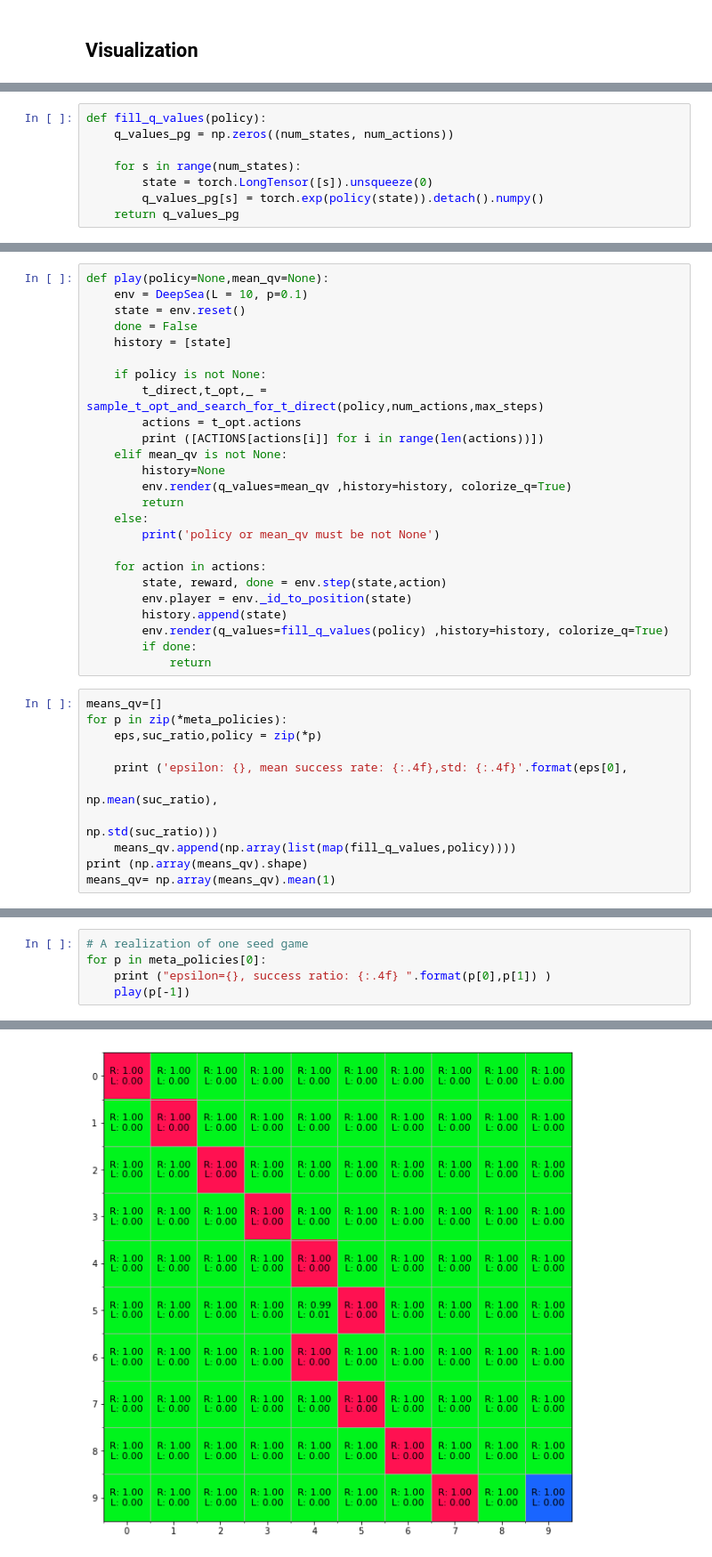
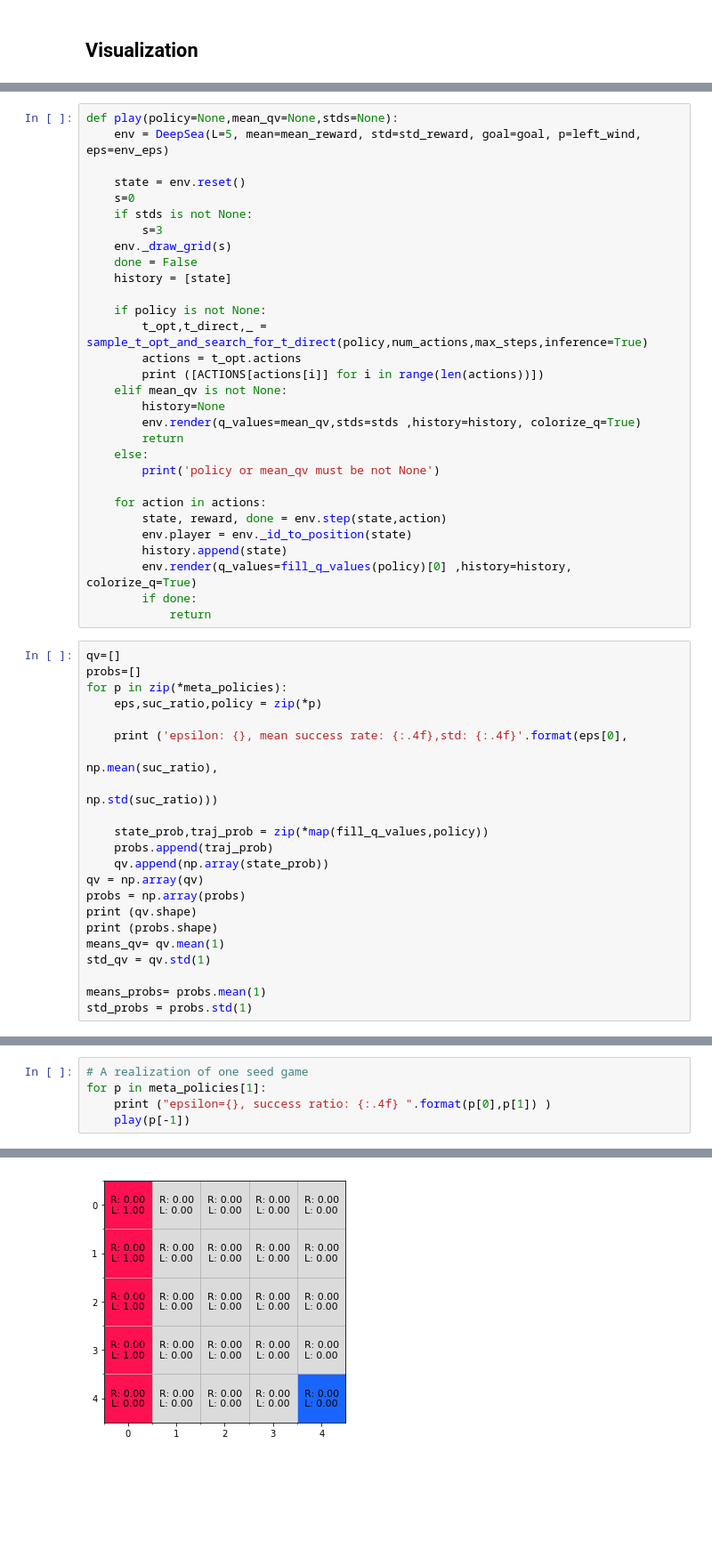
Before and after one commit to GuyLor/Direct-Policy-Gradients, a Jupyter notebook: deep_sea_treasure.ipynb, the cells around one changed output, grey strips where cells are left out. Shown at 89% size. Saved outputs shown, nothing was run; the diff lists cells and outputs as text; blank space fills up the shorter version.

```diff
--- a/deep_sea_treasure.ipynb
+++ b/deep_sea_treasure.ipynb
@@ -563,8 +571,0 @@ fig.show()
-# %%
-def fill_q_values(policy):
-    q_values_pg = np.zeros((num_states, num_actions))
-
-    for s in range(num_states):
-        state = torch.LongTensor([s]).unsqueeze(0)
-        q_values_pg[s] = torch.exp(policy(state)).detach().numpy()
-    return q_values_pg
@@ -571,17 +600,22 @@ def fill_q_values(policy):
 # %%
-def play(policy=None,mean_qv=None):
-    env = DeepSea(L = 10, p=0.1)
+def play(policy=None,mean_qv=None,stds=None):
+    env = DeepSea(L=5, mean=mean_reward, std=std_reward, goal=goal, p=left_wind, eps=env_eps)
+
     state = env.reset()
+    s=0
+    if stds is not None:
+        s=3
+    env._draw_grid(s)
     done = False
     history = [state]
 
     if policy is not None:
-        t_direct,t_opt,_ = sample_t_opt_and_search_for_t_direct(policy,num_actions,max_steps)
+        t_opt,t_direct,_ = sample_t_opt_and_search_for_t_direct(policy,num_actions,max_steps,inference=True)
         actions = t_opt.actions
         print ([ACTIONS[actions[i]] for i in range(len(actions))])
     elif mean_qv is not None:
         history=None
-        env.render(q_values=mean_qv ,history=history, colorize_q=True)
+        env.render(q_values=mean_qv,stds=stds ,history=history, colorize_q=True)
         return
     else:
         print('policy or mean_qv must be not None')
@@ -590,18 +624,29 @@ def play(policy=None,mean_qv=None):
         state, reward, done = env.step(state,action)
         env.player = env._id_to_position(state)
         history.append(state)
-        env.render(q_values=fill_q_values(policy) ,history=history, colorize_q=True)
+        env.render(q_values=fill_q_values(policy)[0] ,history=history, colorize_q=True)
         if done:
             return
 # %%
-means_qv=[]
+qv=[]
+probs=[]
 for p in zip(*meta_policies):
     eps,suc_ratio,policy = zip(*p)
 
     print ('epsilon: {}, mean success rate: {:.4f},std: {:.4f}'.format(eps[0],
                                                                        np.mean(suc_ratio),
                                                                        np.std(suc_ratio)))
-    means_qv.append(np.array(list(map(fill_q_values,policy))))
-print (np.array(means_qv).shape)
-means_qv= np.array(means_qv).mean(1)
+
+    state_prob,traj_prob = zip(*map(fill_q_values,policy))
+    probs.append(traj_prob)
+    qv.append(np.array(state_prob))
+qv = np.array(qv)
+probs = np.array(probs)
+print (qv.shape)
+print (probs.shape)
+means_qv= qv.mean(1)
+std_qv = qv.std(1)
+
+means_probs= probs.mean(1)
+std_probs = probs.std(1)
 # %% [output]
@@ -617,6 +670,6 @@ epsilon: 1.0, mean success rate: 0.0069,std: 0.0080
 # %%
 # A realization of one seed game
-for p in meta_policies[0]:
+for p in meta_policies[1]:
     print ("epsilon={}, success ratio: {:.4f} ".format(p[0],p[1]) )
     play(p[-1])
 # %% [output]
@@ -640 +694 @@ epsilon=1.0, success ratio: 0.0100
-[figure, old version]
+[figure, new version]
```
Also changed, not shown: parts of 16 cells of this notebook, 10 other files.
